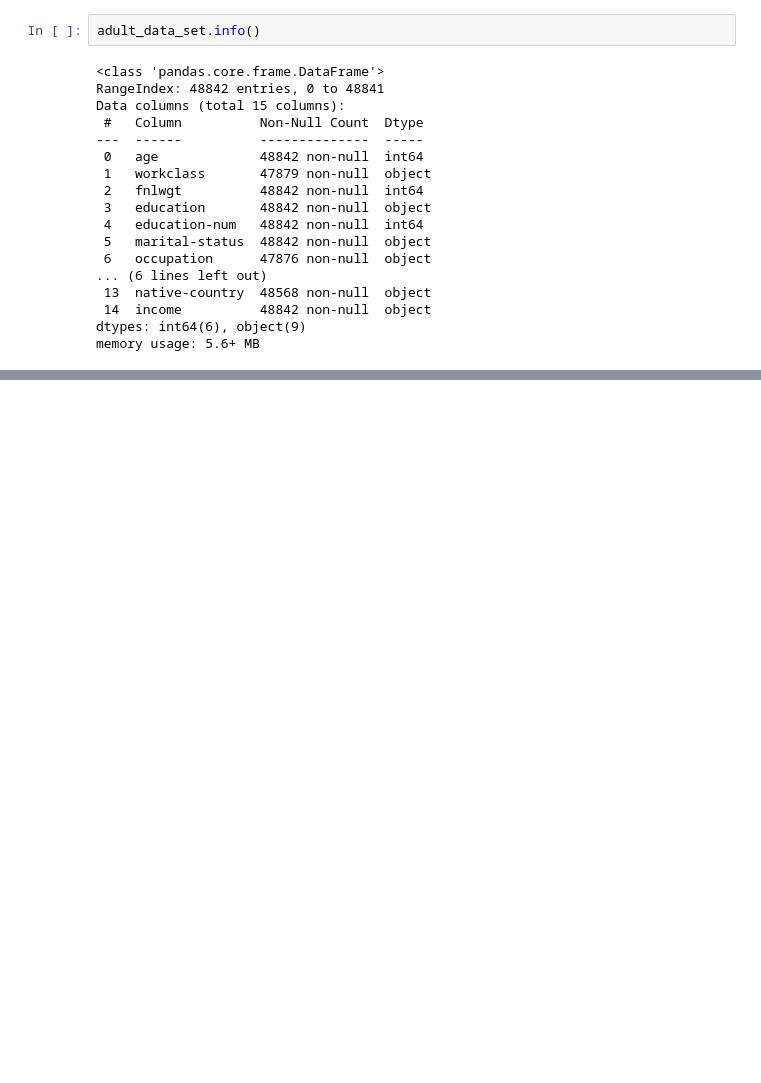
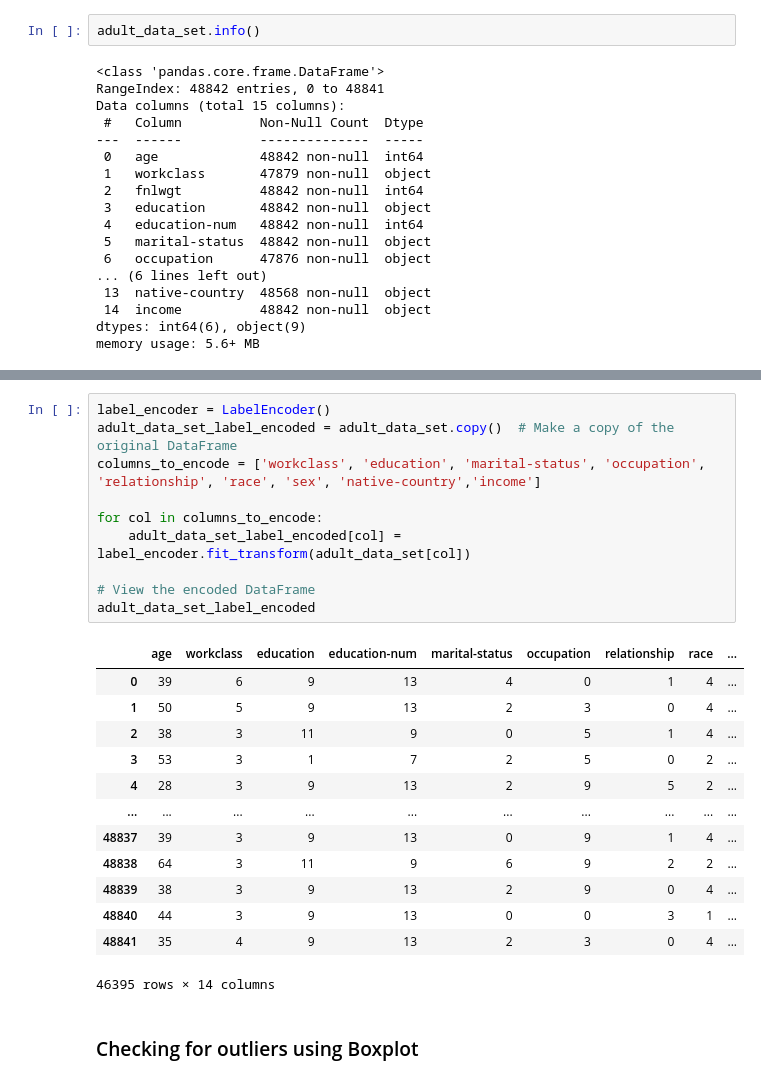
Before and after one commit to DeelakaDias/Income-Prediction, a Jupyter notebook: Machine Learning CW.ipynb, the cells around one changed output, grey strips where cells are left out. Drawn from its saved outputs; the diff is of its cells as text; blank space fills up the shorter version.

```diff
--- a/Machine Learning CW.ipynb
+++ b/Machine Learning CW.ipynb
@@ -224,0 +413,26 @@ dtype: int64
+# %%
+label_encoder = LabelEncoder()
+adult_data_set_label_encoded = adult_data_set.copy()  # Make a copy of the original DataFrame
+columns_to_encode = ['workclass', 'education', 'marital-status', 'occupation', 'relationship', 'race', 'sex', 'native-country','income']
+
+for col in columns_to_encode:
+    adult_data_set_label_encoded[col] = label_encoder.fit_transform(adult_data_set[col])
+
+# View the encoded DataFrame
+adult_data_set_label_encoded
+# %% [output]
+|  | age | workclass | education | education-num | marital-status | occupation | relationship | race | ... |
+| 0 | 39 | 6 | 9 | 13 | 4 | 0 | 1 | 4 | ... |
+| 1 | 50 | 5 | 9 | 13 | 2 | 3 | 0 | 4 | ... |
+| 2 | 38 | 3 | 11 | 9 | 0 | 5 | 1 | 4 | ... |
+| 3 | 53 | 3 | 1 | 7 | 2 | 5 | 0 | 2 | ... |
+| 4 | 28 | 3 | 9 | 13 | 2 | 9 | 5 | 2 | ... |
+| ... | ... | ... | ... | ... | ... | ... | ... | ... | ... |
+| 48837 | 39 | 3 | 9 | 13 | 0 | 9 | 1 | 4 | ... |
+| 48838 | 64 | 3 | 11 | 9 | 6 | 9 | 2 | 2 | ... |
+| 48839 | 38 | 3 | 9 | 13 | 2 | 9 | 0 | 4 | ... |
+| 48840 | 44 | 3 | 9 | 13 | 0 | 0 | 3 | 1 | ... |
+| 48841 | 35 | 4 | 9 | 13 | 2 | 3 | 0 | 4 | ... |
+46395 rows × 14 columns
+# %% [markdown]
+### Checking for outliers using Boxplot
```
Also changed, not shown: parts of 40 cells of this notebook.
